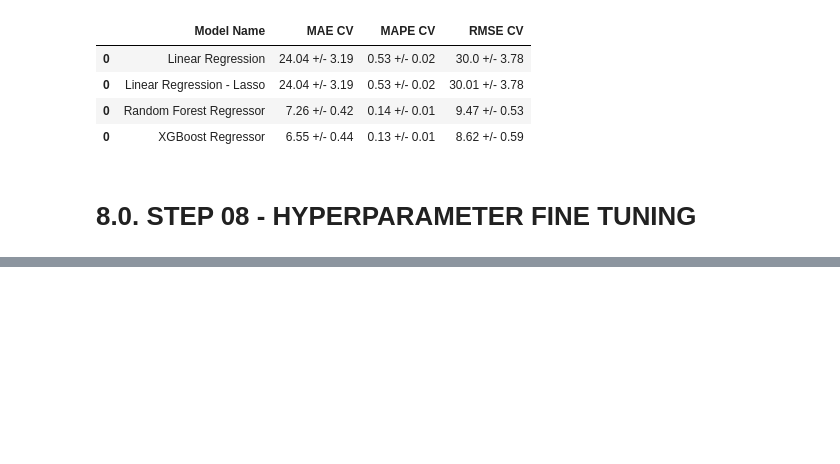
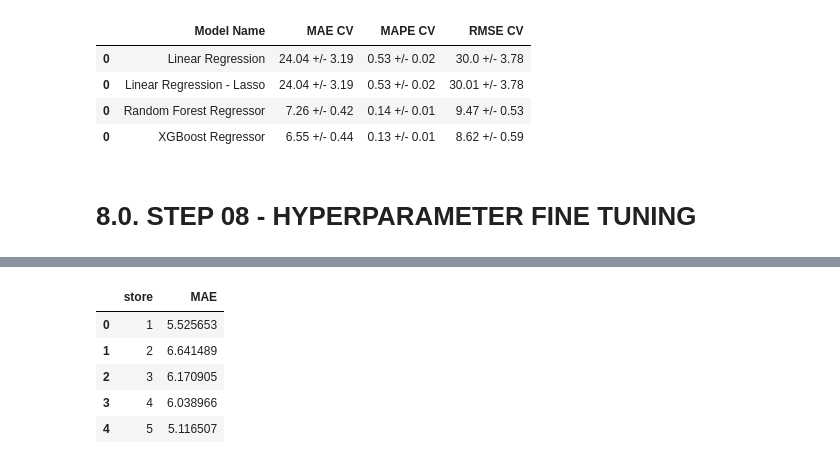
Before and after one commit to huyen2510/Store_Item_Demand, a Jupyter notebook: Store_Item_Demand.ipynb, the cells around one changed output, grey strips where cells are left out. Cells and saved outputs as stored; diff of their text form; code cells hidden in the pictures; blank space fills up the shorter version.

```diff
--- a/Store_Item_Demand.ipynb
+++ b/Store_Item_Demand.ipynb
@@ -855,0 +983,9 @@ modelling_result_cv
+# %%
+df9_aux1.head()
+# %% [output]
+|  | store | MAE |
+| 0 | 1 | 5.525653 |
+| 1 | 2 | 6.641489 |
+| 2 | 3 | 6.170905 |
+| 3 | 4 | 6.038966 |
+| 4 | 5 | 5.116507 |
```
Also changed, not shown: parts of 16 cells of this notebook.
